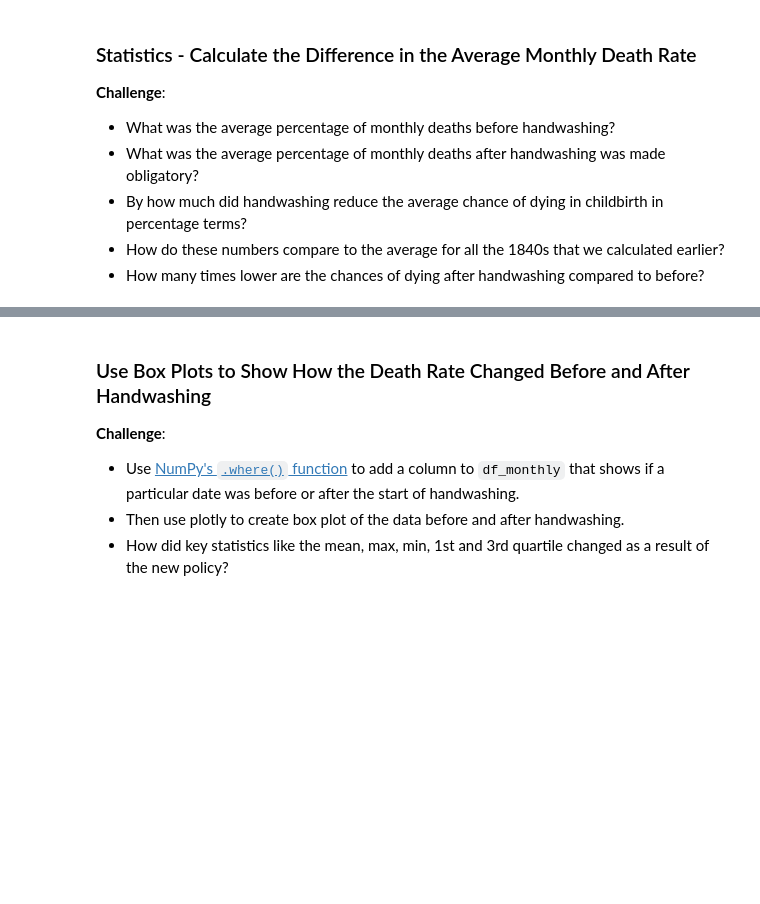
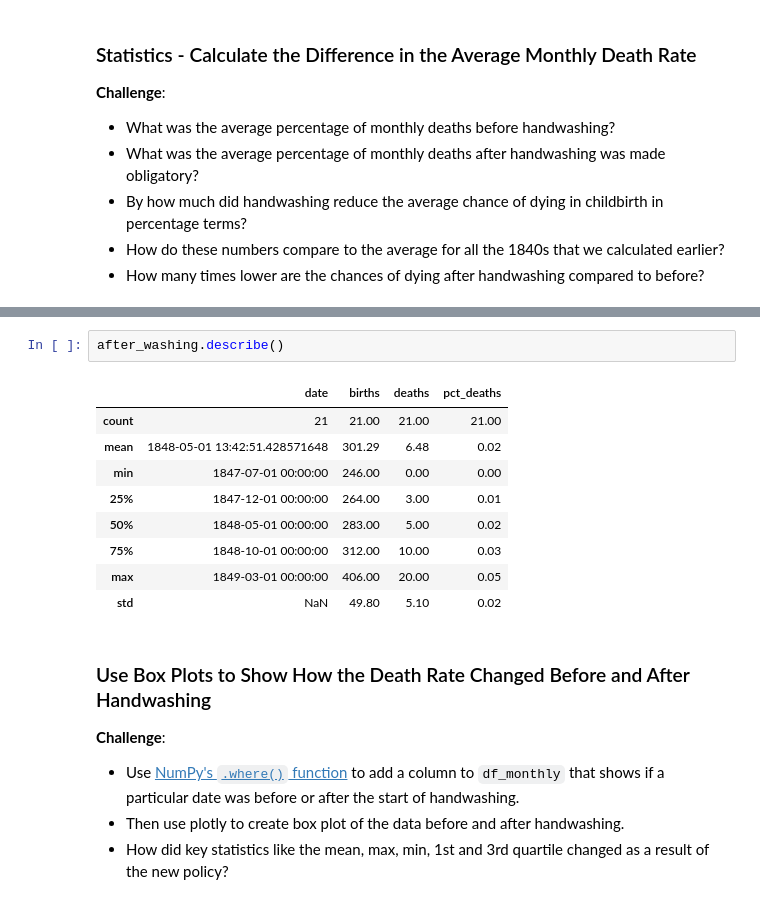
Before and after one commit to Abie221/Semmelweis_Analysis, a Jupyter notebook: Dr_Semmelweis_Handwashing_Discovery_(start).ipynb, the cells around one changed output, grey strips where cells are left out. Cells and saved outputs as stored; diff of their text form; blank space fills up the shorter version.

```diff
--- a/Dr_Semmelweis_Handwashing_Discovery_(start).ipynb
+++ b/Dr_Semmelweis_Handwashing_Discovery_(start).ipynb
@@ -360,3 +372,15 @@ plt.show()
+# %%
+after_washing.describe()
+# %% [output]
+|  | date | births | deaths | pct_deaths |
+| count | 21 | 21.00 | 21.00 | 21.00 |
+| mean | 1848-05-01 13:42:51.428571648 | 301.29 | 6.48 | 0.02 |
+| min | 1847-07-01 00:00:00 | 246.00 | 0.00 | 0.00 |
+| 25% | 1847-12-01 00:00:00 | 264.00 | 3.00 | 0.01 |
+| 50% | 1848-05-01 00:00:00 | 283.00 | 5.00 | 0.02 |
+| 75% | 1848-10-01 00:00:00 | 312.00 | 10.00 | 0.03 |
+| max | 1849-03-01 00:00:00 | 406.00 | 20.00 | 0.05 |
+| std | NaN | 49.80 | 5.10 | 0.02 |
 # %% [markdown]
 ### Use Box Plots to Show How the Death Rate Changed Before and After Handwashing
 
```
Also changed, not shown: parts of 7 cells of this notebook.
